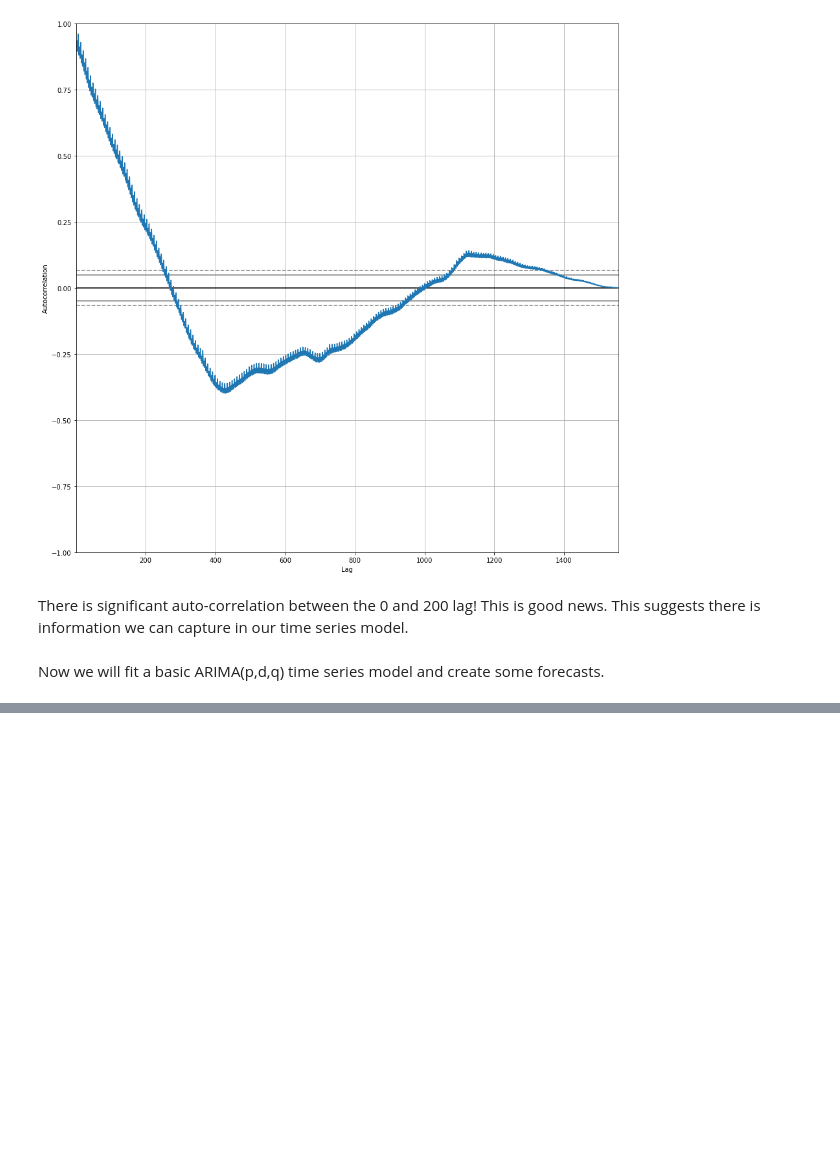
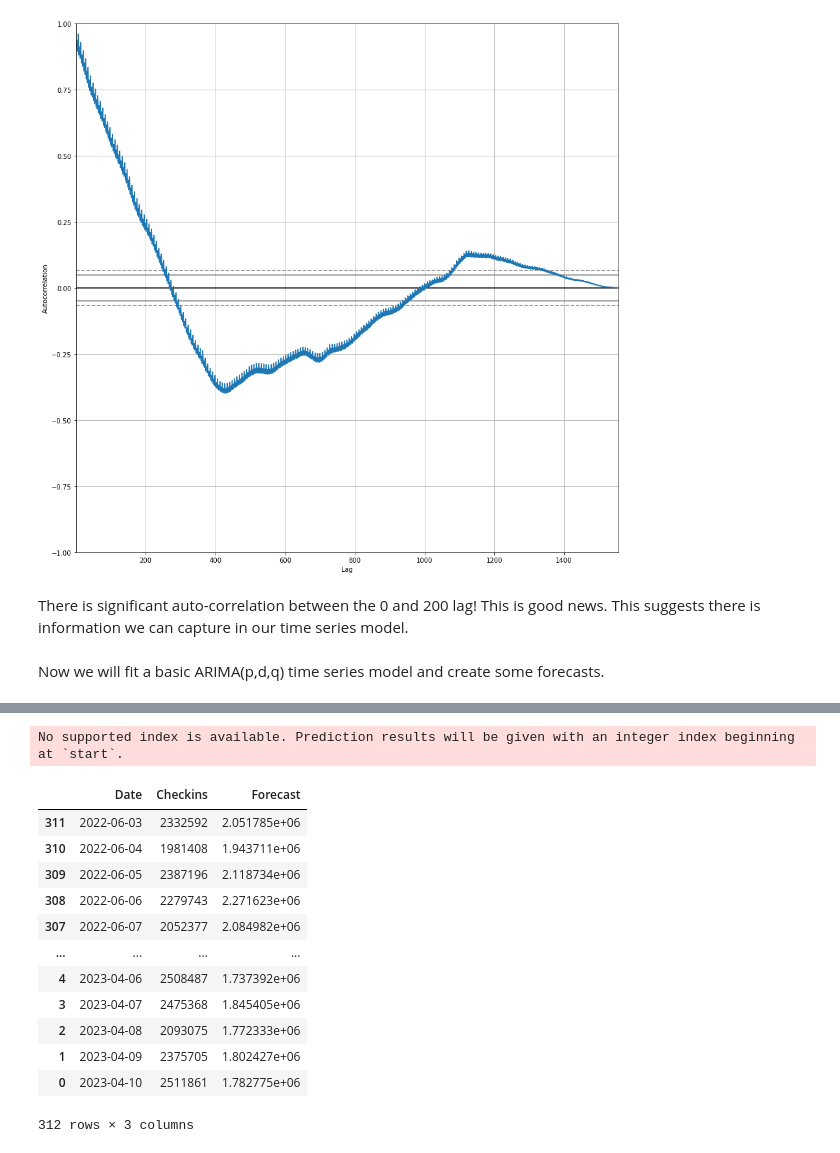
Before and after one commit to bmadnick/FlightDelaysML2, a Jupyter notebook: TSACheckinModel/EDA.ipynb, the cells around one changed output, grey strips where cells are left out. Drawn from its saved outputs; the diff is of its cells as text; code cells hidden in the pictures; blank space fills up the shorter version.

```diff
--- a/TSACheckinModel/EDA.ipynb
+++ b/TSACheckinModel/EDA.ipynb
@@ -172,0 +256,24 @@ Now we will fit a basic ARIMA(p,d,q) time series model and create some forecasts
+# %%
+forecast = []
+for i in arima_model.predict(n_periods = 312):
+    forecast.append(i)
+# %% [output]
+No supported index is available. Prediction results will be given with an integer index beginning at `start`.
+# %%
+X_test["Forecast"] = forecast
+# %%
+X_test
+# %% [output]
+|  | Date | Checkins | Forecast |
+| 311 | 2022-06-03 | 2332592 | 2.051785e+06 |
+| 310 | 2022-06-04 | 1981408 | 1.943711e+06 |
+| 309 | 2022-06-05 | 2387196 | 2.118734e+06 |
+| 308 | 2022-06-06 | 2279743 | 2.271623e+06 |
+| 307 | 2022-06-07 | 2052377 | 2.084982e+06 |
+| ... | ... | ... | ... |
+| 4 | 2023-04-06 | 2508487 | 1.737392e+06 |
+| 3 | 2023-04-07 | 2475368 | 1.845405e+06 |
+| 2 | 2023-04-08 | 2093075 | 1.772333e+06 |
+| 1 | 2023-04-09 | 2375705 | 1.802427e+06 |
+| 0 | 2023-04-10 | 2511861 | 1.782775e+06 |
+312 rows × 3 columns
```
Also changed, not shown: parts of 10 cells of this notebook.
